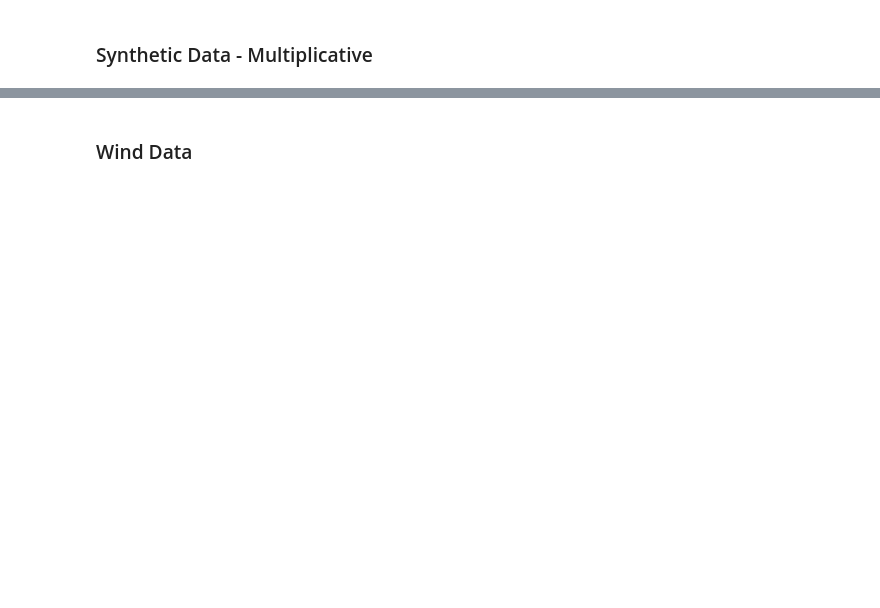
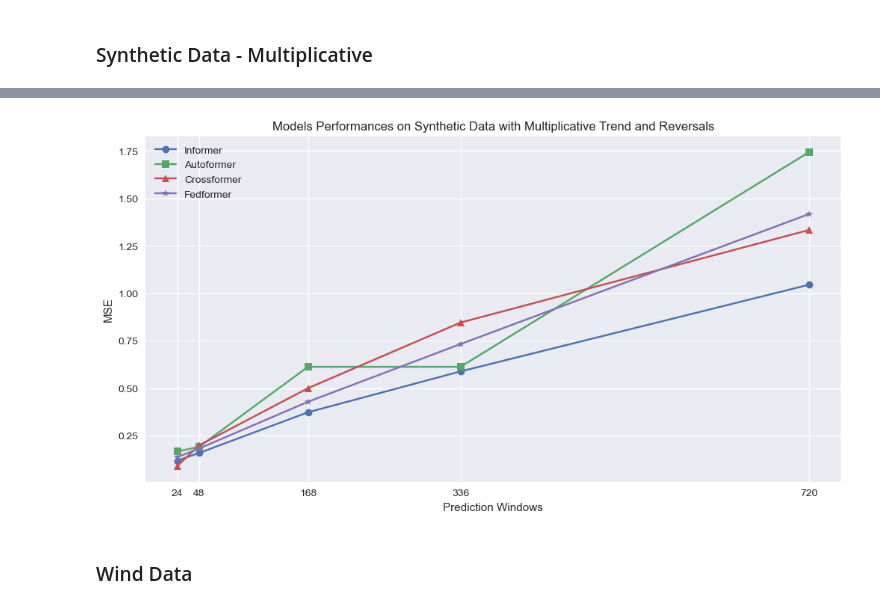
Before and after one commit to anasashb/TransformersEnergyTS, a Jupyter notebook: result_analysis.ipynb, the cells around one changed output, grey strips where cells are left out. Drawn from its saved outputs; the diff is of its cells as text; code cells hidden in the pictures; blank space fills up the shorter version.

```diff
--- a/result_analysis.ipynb
+++ b/result_analysis.ipynb
@@ -483,3 +781,26 @@ plt.close()
+# %%
+mse_synthmulreversals_informer = [informer_synthmulreversalsmetrics_24[1], informer_synthmulreversalsmetrics_48[1], informer_synthmulreversalsmetrics_168[1], informer_synthmulreversalsmetrics_336[1], informer_synthmulreversalsmetrics_720[1]]
+mse_synthmulreversals_autoformer = [autoformer_synthmulreversalsmetrics_24[1], autoformer_synthmulreversalsmetrics_48[1], autoformer_synthmulreversalsmetrics_168[1], autoformer_synthmulreversalsmetrics_336[1], autoformer_synthmulreversalsmetrics_720[1]]
+mse_synthmulreversals_crossformer = [crossformer_synthmulreversalsmetrics_24[1], crossformer_synthmulreversalsmetrics_48[1], crossformer_synthmulreversalsmetrics_168[1], crossformer_synthmulreversalsmetrics_336[1], crossformer_synthmulreversalsmetrics_720[1]]
+mse_synthmulreversals_fedformer = [fedformer_synthmulreversalsmetrics_24[1], fedformer_synthmulreversalsmetrics_48[1], fedformer_synthmulreversalsmetrics_168[1], fedformer_synthmulreversalsmetrics_336[1], fedformer_synthmulreversalsmetrics_720[1]]
+mse_synthmulreversals_pyraformer = [np.mean(mse_pyrasynthmulreversals_24), np.mean(mse_pyrasynthmulreversals_48), np.mean(mse_pyrasynthmulreversals_168), np.mean(mse_pyrasynthmulreversals_336), np.mean(mse_pyrasynthmulreversals_720)]
+# %%
+windows = [24, 48, 168, 336, 720]
+plt.figure(figsize=(12, 6))
+plt.plot(windows, mse_synthmulreversals_informer, marker='o', label='Informer')
+plt.plot(windows, mse_synthmulreversals_autoformer, marker='s', label='Autoformer')
+plt.plot(windows, mse_synthmulreversals_crossformer , marker='^', label='Crossformer')
+plt.plot(windows, mse_synthmulreversals_fedformer, marker='*', label='Fedformer')
+#plt.plot(windows, mse_synthmulreversals_pyraformer, marker='x', label='Pyraformer')
+plt.xlabel('Prediction Windows')
+plt.ylabel('MSE')
+plt.xticks(windows)
+plt.title('Models Performances on Synthetic Data with Multiplicative Trend and Reversals')
+plt.legend()
+plt.show()
+plt.close()
+# %% [output]
+[figure, added]
 # %% [markdown]
 ### Wind Data
 # %%
```
Also changed, not shown: parts of 23 cells of this notebook, 17 other files.
